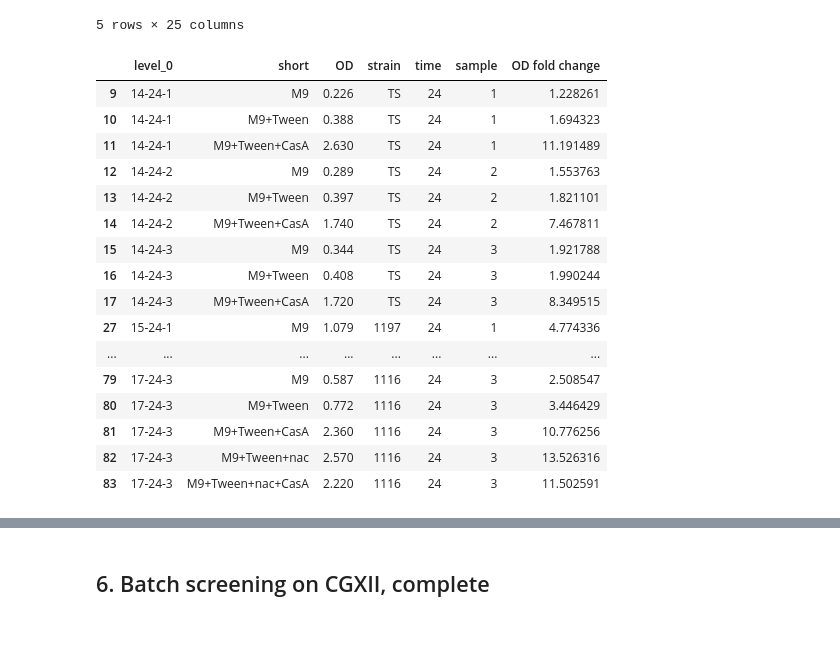
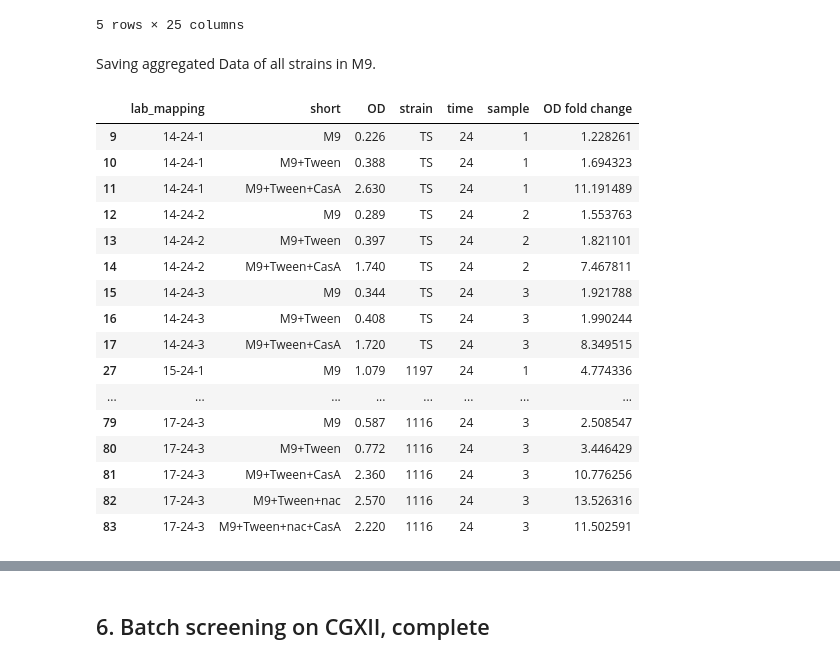
Before and after one commit to draeger-lab/C_striatum_wetlab, a Jupyter notebook: binary_growth_phenotypes/code/binary_eval.ipynb, the cells around one changed output, grey strips where cells are left out. Saved outputs shown, nothing was run; the diff lists cells and outputs as text; code cells hidden in the pictures; blank space fills up the shorter version.

```diff
--- a/binary_growth_phenotypes/code/binary_eval.ipynb
+++ b/binary_growth_phenotypes/code/binary_eval.ipynb
@@ -999,3 +999,5 @@ data
 | 1 | M9+Tween+nac | NaN | NaN | NaN | NaN | NaN | NaN | NaN | NaN | NaN | ... | ... |
 | 2 | M9+Tween+nac+CasA | NaN | NaN | NaN | NaN | NaN | NaN | NaN | NaN | NaN | ... | ... |
 5 rows × 25 columns
+# %% [markdown]
+Saving aggregated Data of all strains in M9.
@@ -1002,18 +1013,14 @@ data
 # %%
-# use stack() to bring short and measurment into rows
-new = pd.DataFrame(data.set_index('short').sort_index().T.stack()).reset_index().rename({0:'OD'}, axis=1)
-# split strain description
-new[['strain', 'time', 'sample']] = new.level_0.str.split('-', expand=True)
 # create two dataframes (at t=0 and at t=24)
-time = [v for k, v in new.groupby('time')]
+time = [v for k, v in pd.read_csv('../data/agg/M9_all_code.csv').groupby('time')]
 change = time[1]
 # determine fold change by dividing t=24 by t=0
 change['OD fold change'] = time[1]['OD'].values / time[0]['OD'].values
 # change strain from lab names to real names
 change['strain'].replace(STRAINS_LAB, inplace=True)
 change
 # %% [output]
-|  | level_0 | short | OD | strain | time | sample | OD fold change |
+|  | lab_mapping | short | OD | strain | time | sample | OD fold change |
 | 9 | 14-24-1 | M9 | 0.226 | TS | 24 | 1 | 1.228261 |
 | 10 | 14-24-1 | M9+Tween | 0.388 | TS | 24 | 1 | 1.694323 |
 | 11 | 14-24-1 | M9+Tween+CasA | 2.630 | TS | 24 | 1 | 11.191489 |
```
Also changed, not shown: parts of 16 cells of this notebook, 2 other files.
